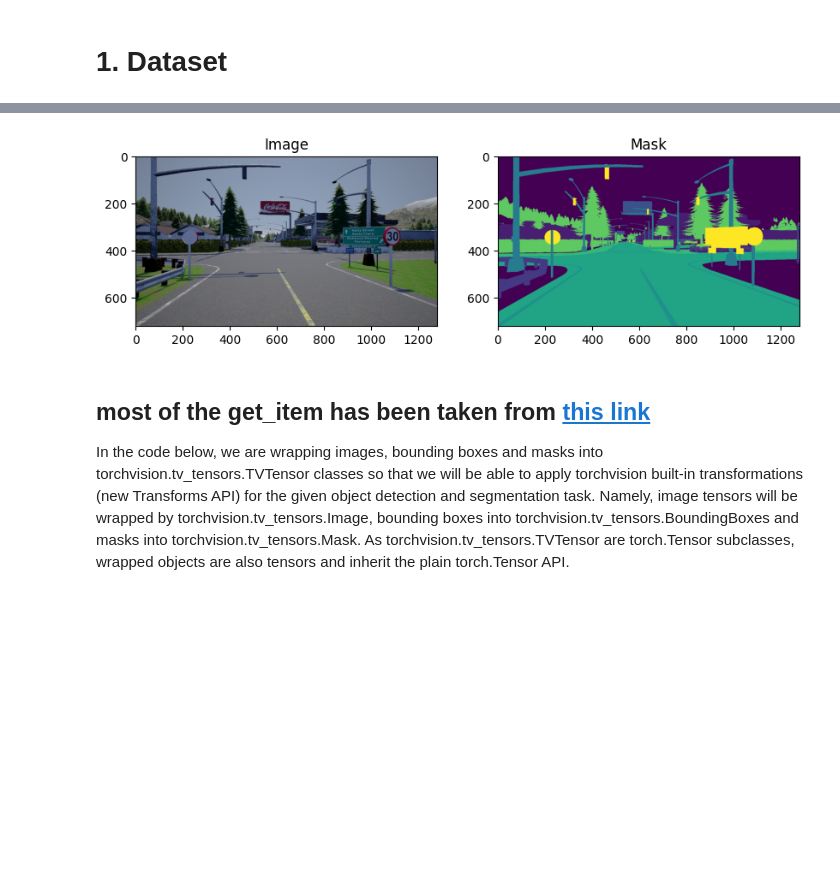
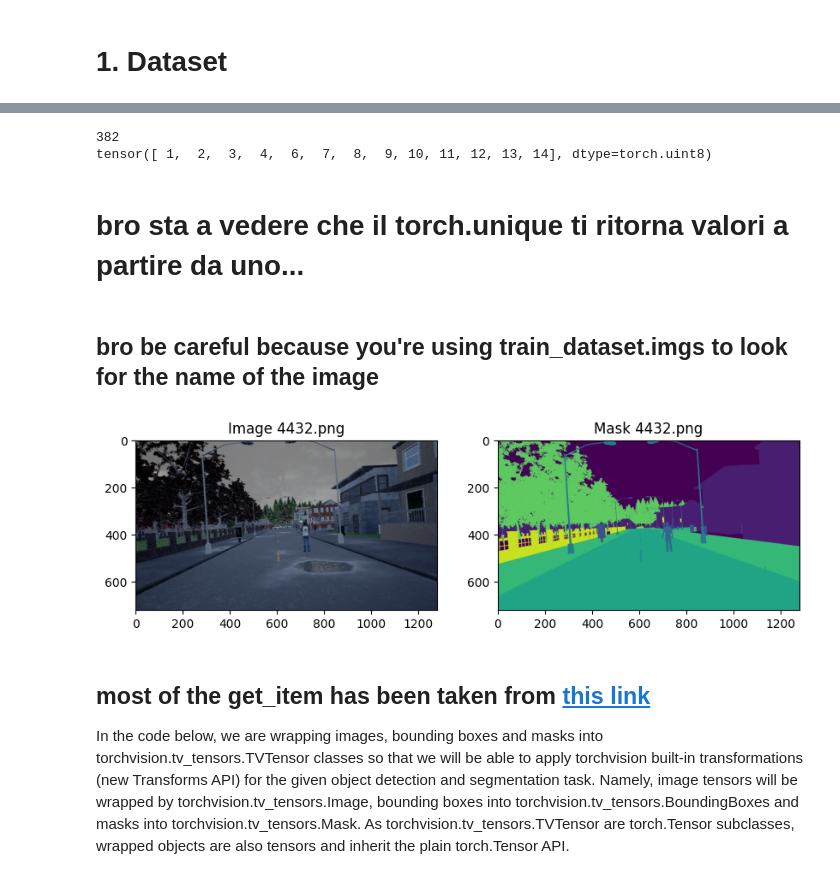
Before and after one commit to cico-rial/Open-Set-Semantic-Segmentation, a Jupyter notebook: main.ipynb, the cells around one changed output, grey strips where cells are left out. Drawn from its saved outputs; the diff is of its cells as text; code cells hidden in the pictures; blank space fills up the shorter version.

Commit message:
Experimenting and studying the dataset

```diff
--- a/main.ipynb
+++ b/main.ipynb
@@ -27,0 +17,2 @@ os.system("tar -xvf streethazards_train.tar")
+# %%
+dataset_path = 'dataset'
@@ -28,29 +50,73 @@ os.system("tar -xvf streethazards_train.tar")
+# %%
+import cv2
+
+image_folder_test = os.path.join(dataset_path, "test/images/test/t6")
+mask_folder_test = os.path.join(dataset_path, "test/annotations/test/t6")
+
+len_dataset = len(os.listdir(image_folder_test))
+
+idx = np.random.choice(len_dataset, size=None)
+
+sample_image = read_image(os.path.join(image_folder_test,
+                                sorted(os.listdir(image_folder_test))[idx]
+                                ))
+sample_mask = read_image(os.path.join(mask_folder_test,
+                                sorted(os.listdir(mask_folder_test))[idx]
+                                ))
+
+mask_path = os.path.join(mask_folder_test, sorted(os.listdir(mask_folder_test))[idx])
+
+sample_mask_cv2 = cv2.imread(mask_path, cv2.IMREAD_GRAYSCALE)
+sample_mask_cv2 = torch.as_tensor(sample_mask_cv2, dtype=torch.uint8)
+
+obj_ids = torch.unique(sample_mask)
+print(idx)
+print(obj_ids)
+# plot_sample_image(sample_image, sample_mask, idx)
+
+# plot_sample_image(sample_image, sample_mask_cv2, idx)
+# %% [output]
+382
+tensor([ 1,  2,  3,  4,  6,  7,  8,  9, 10, 11, 12, 13, 14], dtype=torch.uint8)
+# %% [markdown]
+# bro sta a vedere che il torch.unique ti ritorna valori a partire da uno...
 # %%
-image_folder = "./train/images/training/t1-3"
-mask_folder = "./train/annotations/training/t1-3"
+image_folder = os.path.join(dataset_path, "train/images/training/t1-3")
+mask_folder = os.path.join(dataset_path, "train/annotations/training/t1-3")
+# %% [markdown]
+## bro be careful because you're using train_dataset.imgs to look for the name of the image
+# %%
+def plot_sample_image(sample_image, sample_mask, idx):
+    plt.figure(figsize=(10,10))
+    plt.subplot(1,2,1)
+    plt.imshow(sample_image.permute(1,2,0))
+    try:
+        plt.title(f"Image {train_dataset.imgs[idx]}")
+    except:
+        plt.title(f"Image {idx}")
+    plt.subplot(1,2,2)
+    plt.imshow(sample_mask.permute(1,2,0))
+    try:
+        plt.title(f"Mask {train_dataset.imgs[idx]}")
+    except:
+        plt.title(f"Mask {idx}")
+
+    plt.show()
 # %%
 len_dataset = len(os.listdir(image_folder))
 
 idx = np.random.choice(len_dataset, size=None)
 
 sample_image = read_image(os.path.join(image_folder,
                                 sorted(os.listdir(image_folder))[idx]
                                 ))
 sample_mask = read_image(os.path.join(mask_folder,
                                 sorted(os.listdir(image_folder))[idx]
                                 ))
+
+plot_sample_image(sample_image, sample_mask, idx)
+# %% [output]
+[figure, added]
-# %%
-plt.figure(figsize=(10,10))
-plt.subplot(1,2,1)
-plt.imshow(sample_image.permute(1,2,0))
-plt.title("Image")
-plt.subplot(1,2,2)
-plt.imshow(sample_mask.permute(1,2,0))
-plt.title("Mask")
-
-plt.show()
-# %% [output]
-[figure, removed]
 # %% [markdown]
 ## most of the get_item has been taken from [this link](https://pytorch.org/tutorials/intermediate/torchvision_tutorial.html)
 
```
Also changed, not shown: parts of 14 cells of this notebook.
